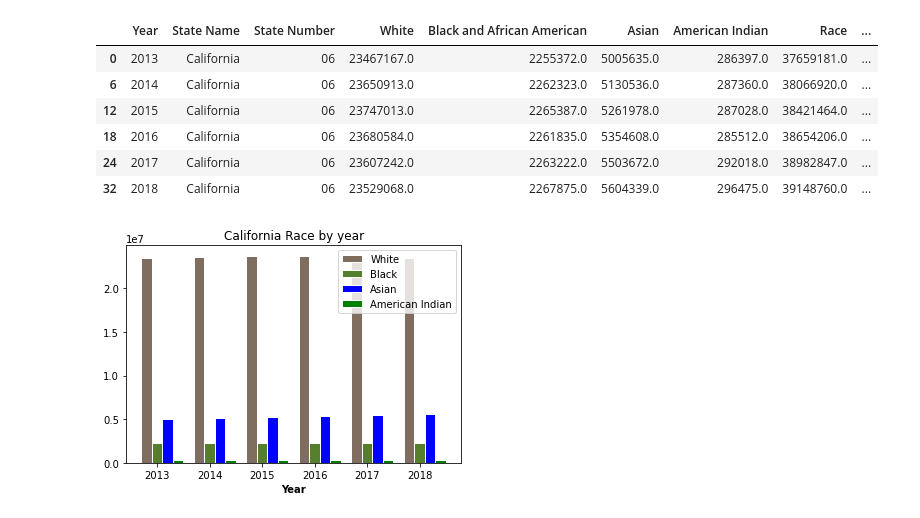
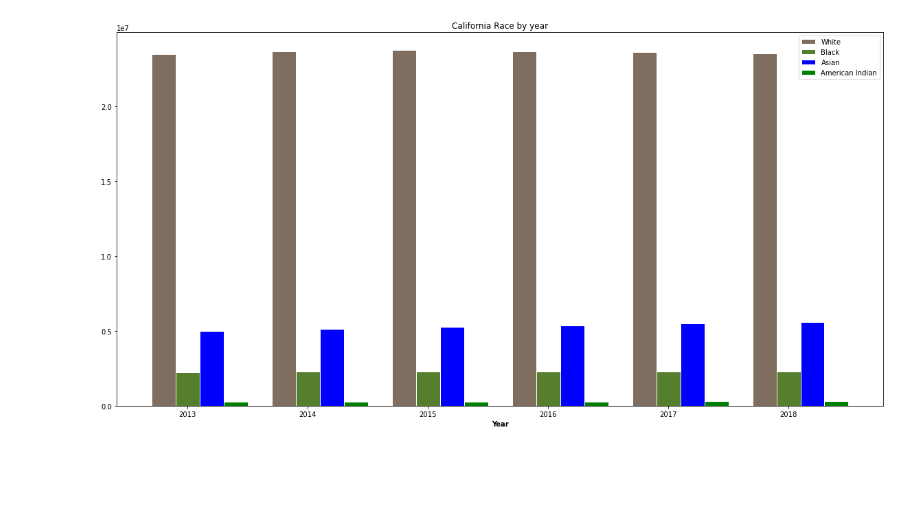
Before and after one commit to J3N1/UCI-Project-1-Team7, a Jupyter notebook: Race info.ipynb, the cells around one changed output. Cells and saved outputs as stored; diff of their text form; code cells hidden in the pictures; blank space fills up the shorter version.

```diff
--- a/Race info.ipynb
+++ b/Race info.ipynb
@@ -84,48 +84,42 @@ combined_data
 # %%
-cali_data = combined_data.loc[combined_data["State Name"]== "California"]
-texas_data = combined_data.loc[combined_data["State Name"]== "Texas"]
-col_data = combined_data.loc[combined_data["State Name"]== "Colorado"]
-flo_data = combined_data.loc[combined_data["State Name"]== "Florida"]
-ida_data = combined_data.loc[combined_data["State Name"]== "Idaho"]
-
-cali_data
+cal_all_years  = combined_data.loc[combined_data["State Name"]== "California"]
+texas_all_years  = combined_data.loc[combined_data["State Name"]== "Texas"]
+colorado_all_years  = combined_data.loc[combined_data["State Name"]== "Colorado"]
+florida_all_years  = combined_data.loc[combined_data["State Name"]== "Florida"]
+idaho_all_years  = combined_data.loc[combined_data["State Name"]== "Idaho"]
+oregon_all_years   = combined_data.loc[combined_data["State Name"]== "Oregon"]
-# %% [output]
-|  | Year | State Name | State Number | White | Black and African American | Asian | American Indian | Race | ... |
-| 0 | 2013 | California | 06 | 23467167.0 | 2255372.0 | 5005635.0 | 286397.0 | 37659181.0 | ... |
-| 6 | 2014 | California | 06 | 23650913.0 | 2262323.0 | 5130536.0 | 287360.0 | 38066920.0 | ... |
-| 12 | 2015 | California | 06 | 23747013.0 | 2265387.0 | 5261978.0 | 287028.0 | 38421464.0 | ... |
-| 18 | 2016 | California | 06 | 23680584.0 | 2261835.0 | 5354608.0 | 285512.0 | 38654206.0 | ... |
-| 24 | 2017 | California | 06 | 23607242.0 | 2263222.0 | 5503672.0 | 292018.0 | 38982847.0 | ... |
-| 32 | 2018 | California | 06 | 23529068.0 | 2267875.0 | 5604339.0 | 296475.0 | 39148760.0 | ... |
 # %%
+plt.figure(figsize=(20,10))
 # set width of bar
 barWidth = 0.2
 #[cali_data["Population"], texas_data["Population"], col_data["Population"],flo_data["Population"], ida_data["Population"]]
 # set height of bar
-bars1 = cali_data["White"]
-bars2 = cali_data["Black and African American"]
-bars3 = cali_data["Asian"]
-bars4 = cali_data["American Indian"]
+bars1 = cal_all_years["White"]
+bars2 = cal_all_years["Black and African American"]
+bars3 = cal_all_years["Asian"]
+bars4 = cal_all_years["American Indian"]
 
 # Set position of bar on X axis
 
 r1 = np.arange(len(bars1))
 r2 = [x + barWidth for x in r1]
 r3 = [x + barWidth for x in r2]
 r4 = [x + barWidth for x in r3]
 
 # Make the plot
 plt.bar(r1, bars1, color='#7f6d5f', width=barWidth, edgecolor='white', label='White')
 plt.bar(r2, bars2, color='#557f2d', width=barWidth, edgecolor='white', label='Black')
 plt.bar(r3, bars3, color='blue', width=barWidth, edgecolor='white', label='Asian')
 plt.bar(r4, bars4, color='green', width=barWidth, edgecolor='white', label='American Indian')
 
 # Add xticks on the middle of the group bars
 plt.xlabel('Year', fontweight='bold')
 plt.xticks([r + barWidth for r in range(len(bars1))], ['2013', '2014', '2015', '2016', '2017', '2018'])
 plt.title("California Race by year")
 # Create legend & Show graphic
+
 plt.legend()
+plt.savefig('California_Race_BarChart', dpi=300)
 plt.show()
 # %% [output]
-[figure, old version]
+[figure, new version]
```
Also changed, not shown: parts of 4 cells of this notebook, 13 other files.
